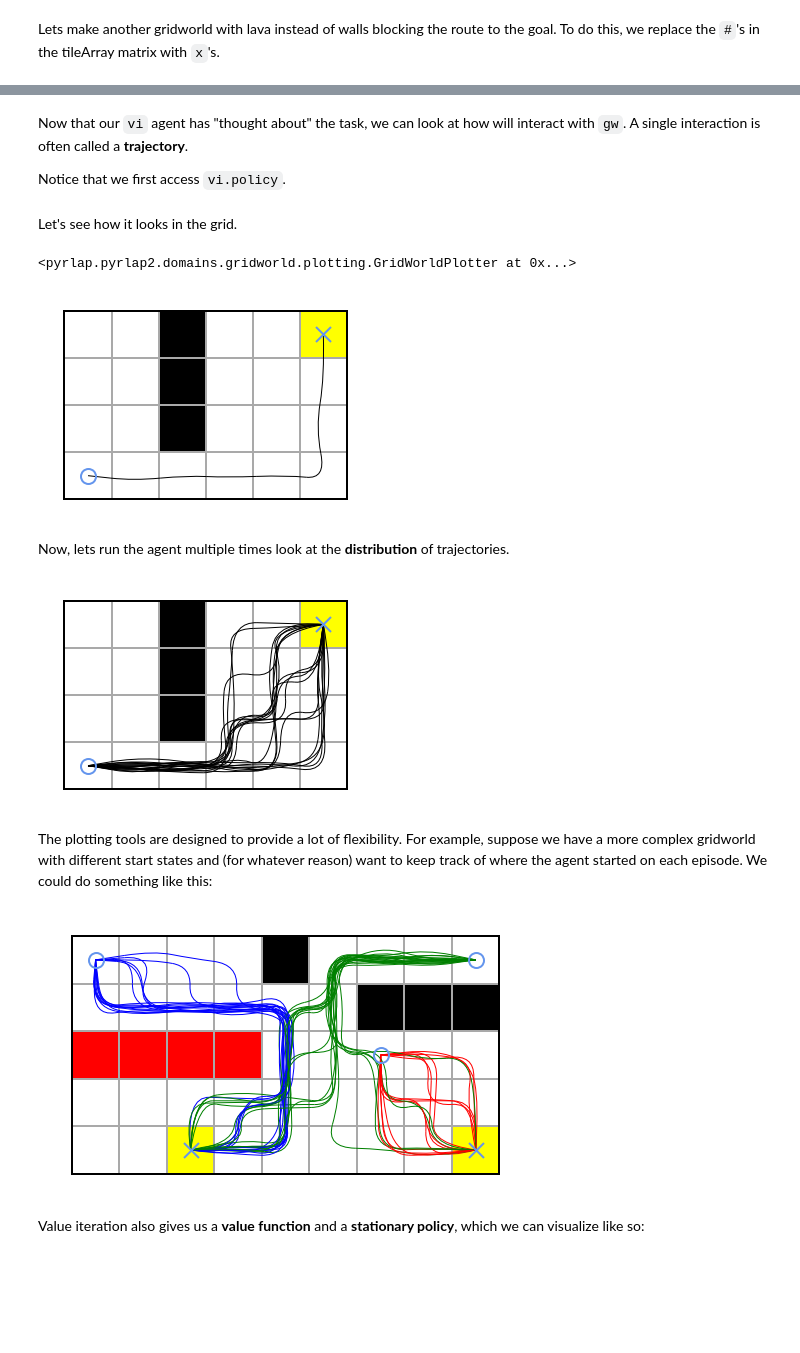
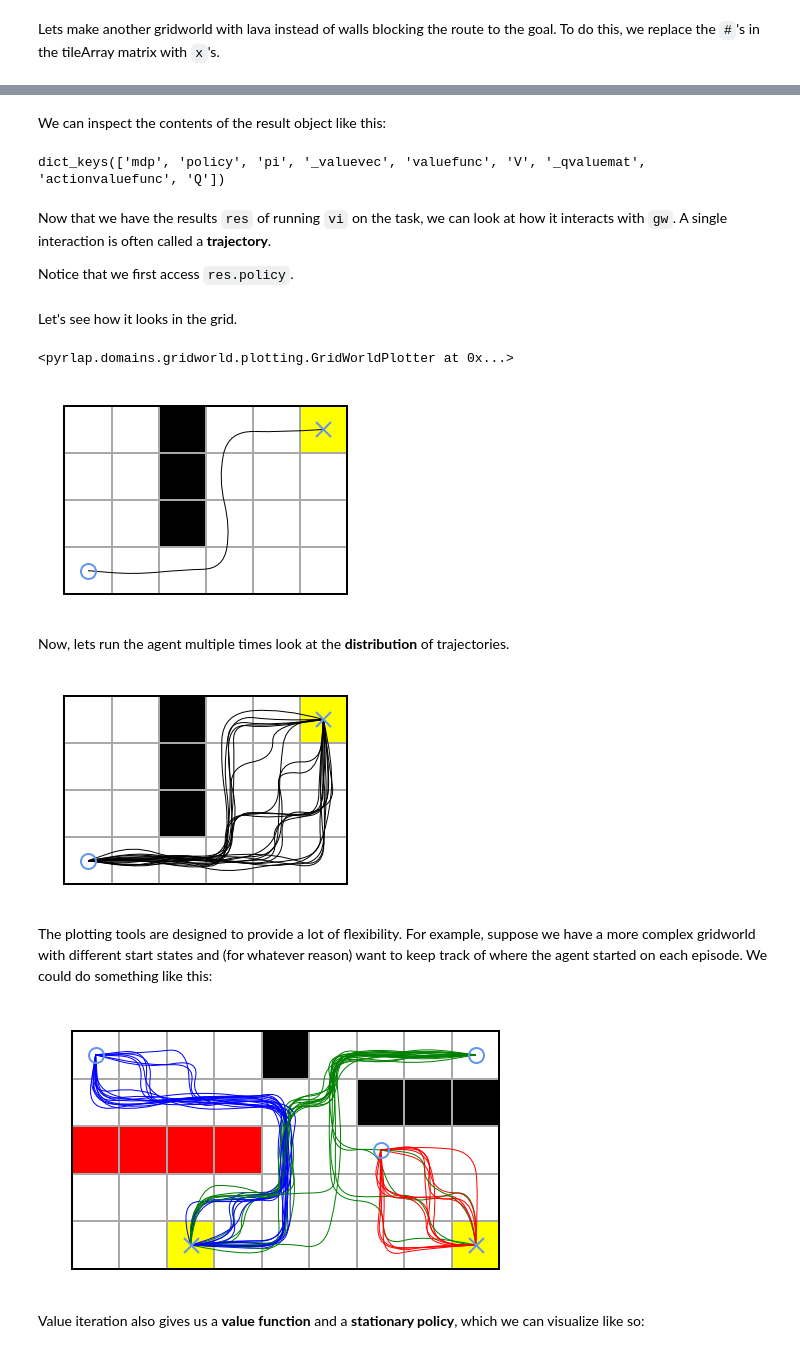
Before and after one commit to markkho/msdm, a Jupyter notebook: demos/Basic-Intro.ipynb, the cells around one changed output, grey strips where cells are left out. Cells and saved outputs as stored; diff of their text form; code cells hidden in the pictures; blank space fills up the shorter version.

```diff
--- a/demos/Basic-Intro.ipynb
+++ b/demos/Basic-Intro.ipynb
@@ -67,61 +67,67 @@ In the next block, we'll create a value iteration object, and then give it the `
 # %%
-from pyrlap.pyrlap2.algorithms import VectorizedValueIteration
+from pyrlap.algorithms import VectorizedValueIteration
 
 vi = VectorizedValueIteration()
-vi.planOn(gw)
+res = vi.planOn(gw)
+# %% [markdown]
+We can inspect the contents of the result object like this:
+# %%
+res.__dict__.keys()
+# %% [output]
+dict_keys(['mdp', 'policy', 'pi', '_valuevec', 'valuefunc', 'V', '_qvaluemat', 'actionvaluefunc', 'Q'])
 # %% [markdown]
-Now that our `vi` agent has "thought about" the task, we can look at how will interact with `gw`. A single interaction is often called a __trajectory__.
+Now that we have the results `res` of running `vi` on the task, we can look at how it interacts with `gw`. A single interaction is often called a __trajectory__.
 
-Notice that we first access `vi.policy`.
+Notice that we first access `res.policy`.
 # %%
-traj = vi.policy.runOn(gw)
+traj = res.policy.runOn(gw)
 # %% [markdown]
 Let's see how it looks in the grid.
 # %%
 gw.plot().plotTrajectory(traj['stateTraj'])
 # %% [output]
-<pyrlap.pyrlap2.domains.gridworld.plotting.GridWorldPlotter at 0x...>
+<pyrlap.domains.gridworld.plotting.GridWorldPlotter at 0x...>
-[figure, old version]
+[figure, new version]
 # %% [markdown]
 Now, lets run the agent multiple times look at the __distribution__ of trajectories.
 # %%
-trajs = [vi.policy.runOn(gw) for _ in range(20)]
+trajs = [res.policy.runOn(gw) for _ in range(20)]
 gwp = gw.plot()
 for traj in trajs:
     gwp.plotTrajectory(traj['stateTraj'])
 # %% [output]
-[figure, old version]
+[figure, new version]
 # %% [markdown]
 The plotting tools are designed to provide a lot of flexibility. For example, suppose we have a more complex gridworld with different start states and (for whatever reason) want to keep track of where the agent started on each episode. We could do something like this:
 # %%
 gwstarts = GridWorld(
     tileArray=[
         's...#...s',
         '......###',
         'xxxx..s..',
         '.........',
         '..g.....g',
     ],
     **defaultParams
 )
 
 vistarts = VectorizedValueIteration()
-vistarts.planOn(gwstarts)
+startsres = vistarts.planOn(gwstarts)
 
 gwp = gwstarts.plot()
 for _ in range(50):
-    traj = vistarts.policy.runOn(gwstarts)
+    traj = startsres.policy.runOn(gwstarts)
     straj = traj['stateTraj']
 
     if straj[0] == gwstarts.initStates[0]:
         color = 'blue'
     elif straj[0] == gwstarts.initStates[1]:
         color = 'red'
     elif straj[0] == gwstarts.initStates[2]:
         color = 'green'
     gwp.pT(straj, color=color) #shortcut for plotting trajectories
 # %% [output]
-[figure, old version]
+[figure, new version]
 # %% [markdown]
 Value iteration also gives us a __value function__ and a __stationary policy__, which we can visualize like so:
 # %%
```
Also changed, not shown: parts of 6 cells of this notebook, 4 other files.
